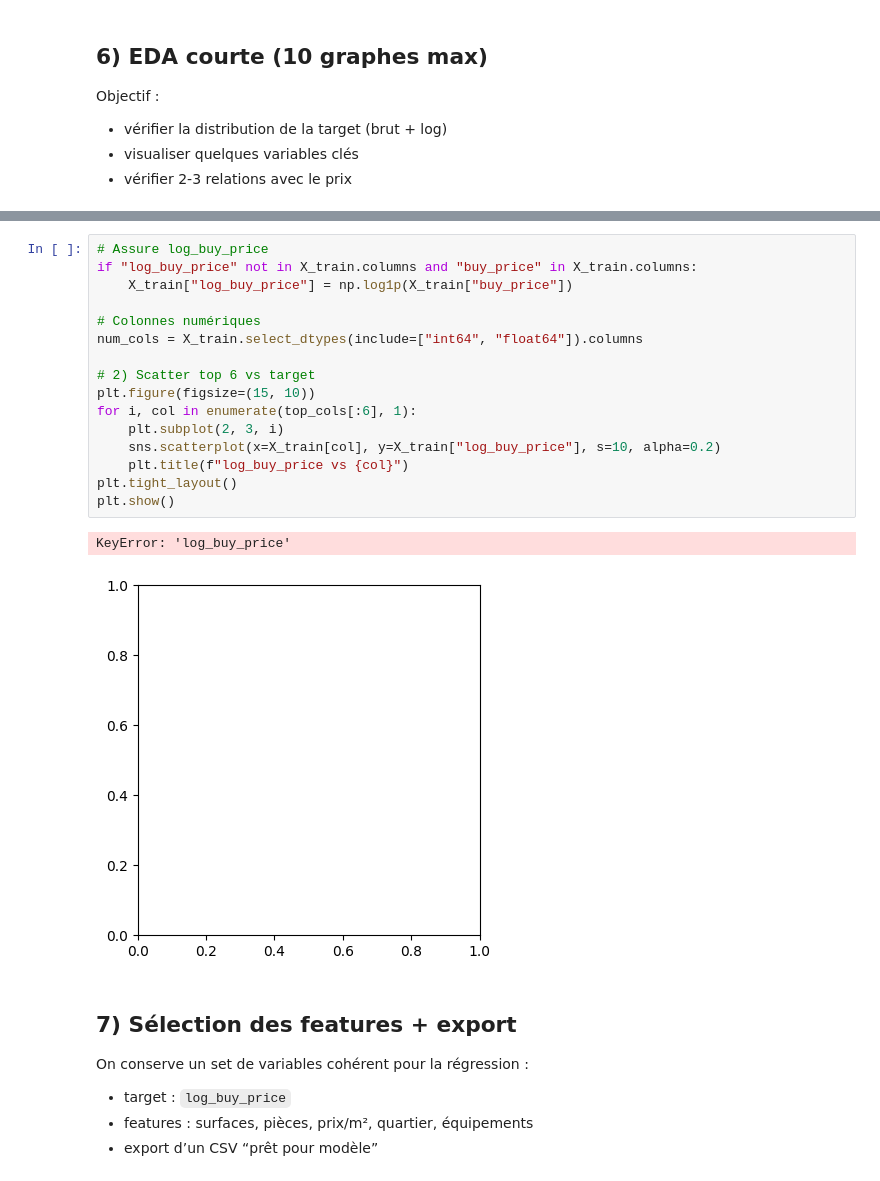
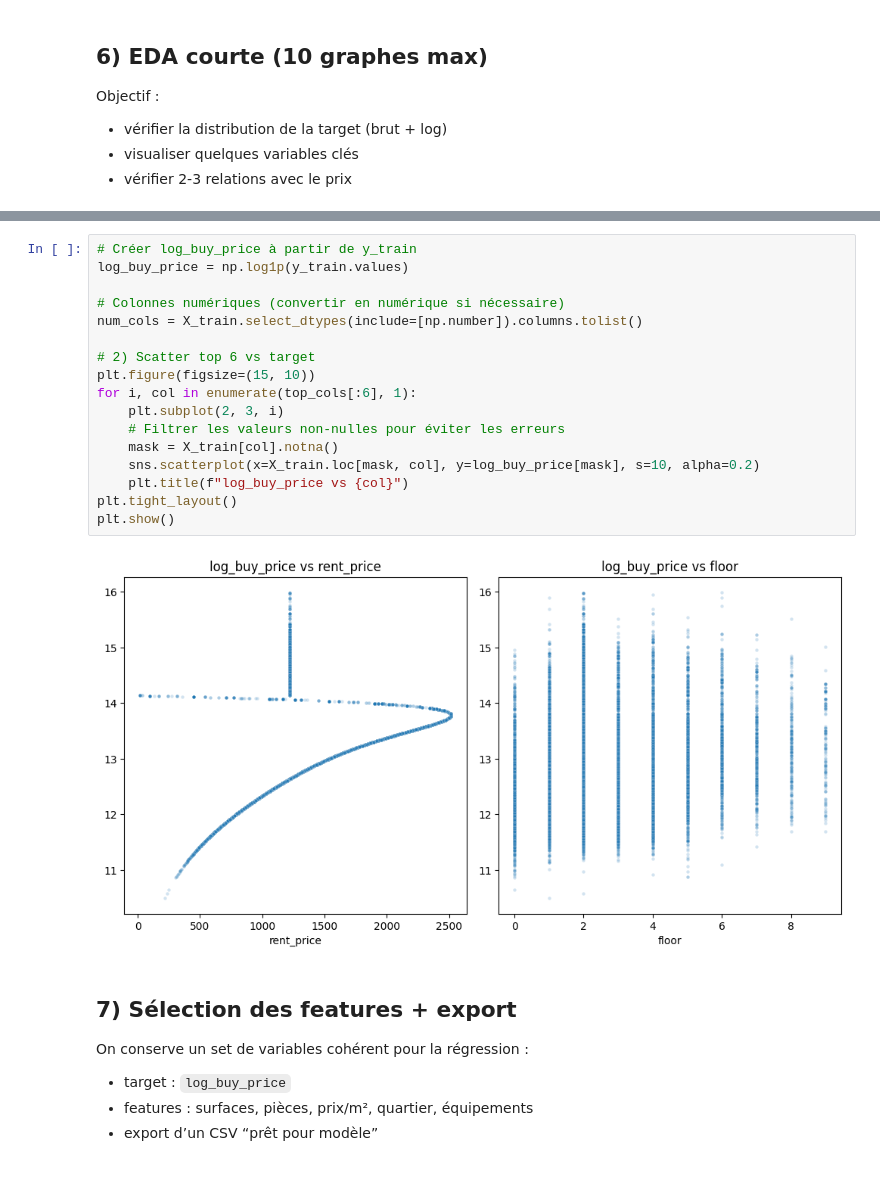
Before and after one commit to bruno-coulet/apartment-hunter, a Jupyter notebook: 2_analysis.ipynb, the cells around one changed output, grey strips where cells are left out. Saved outputs shown, nothing was run; the diff lists cells and outputs as text.

```diff
--- a/2_analysis.ipynb
+++ b/2_analysis.ipynb
@@ -408,22 +411,22 @@ plt.show()
 # %%
-# Assure log_buy_price
-if "log_buy_price" not in X_train.columns and "buy_price" in X_train.columns:
-    X_train["log_buy_price"] = np.log1p(X_train["buy_price"])
+# Créer log_buy_price à partir de y_train
+log_buy_price = np.log1p(y_train.values)
 
-# Colonnes numériques
-num_cols = X_train.select_dtypes(include=["int64", "float64"]).columns
+# Colonnes numériques (convertir en numérique si nécessaire)
+num_cols = X_train.select_dtypes(include=[np.number]).columns.tolist()
 
 # 2) Scatter top 6 vs target
 plt.figure(figsize=(15, 10))
 for i, col in enumerate(top_cols[:6], 1):
     plt.subplot(2, 3, i)
-    sns.scatterplot(x=X_train[col], y=X_train["log_buy_price"], s=10, alpha=0.2)
+    # Filtrer les valeurs non-nulles pour éviter les erreurs
+    mask = X_train[col].notna()
+    sns.scatterplot(x=X_train.loc[mask, col], y=log_buy_price[mask], s=10, alpha=0.2)
     plt.title(f"log_buy_price vs {col}")
 plt.tight_layout()
 plt.show()
 # %% [output]
-KeyError: 'log_buy_price'
-[figure, old version]
+[figure, new version]
 # %% [markdown]
 ## 7) Sélection des features + export
 
```
Also changed, not shown: parts of 7 cells of this notebook, 6 other files.
